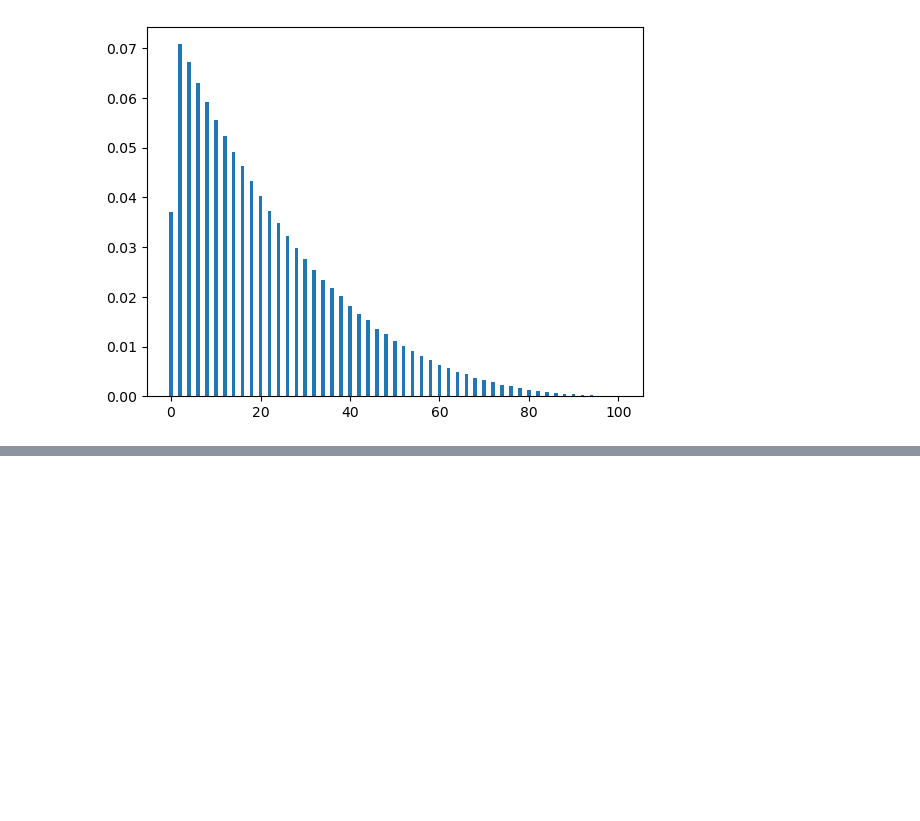
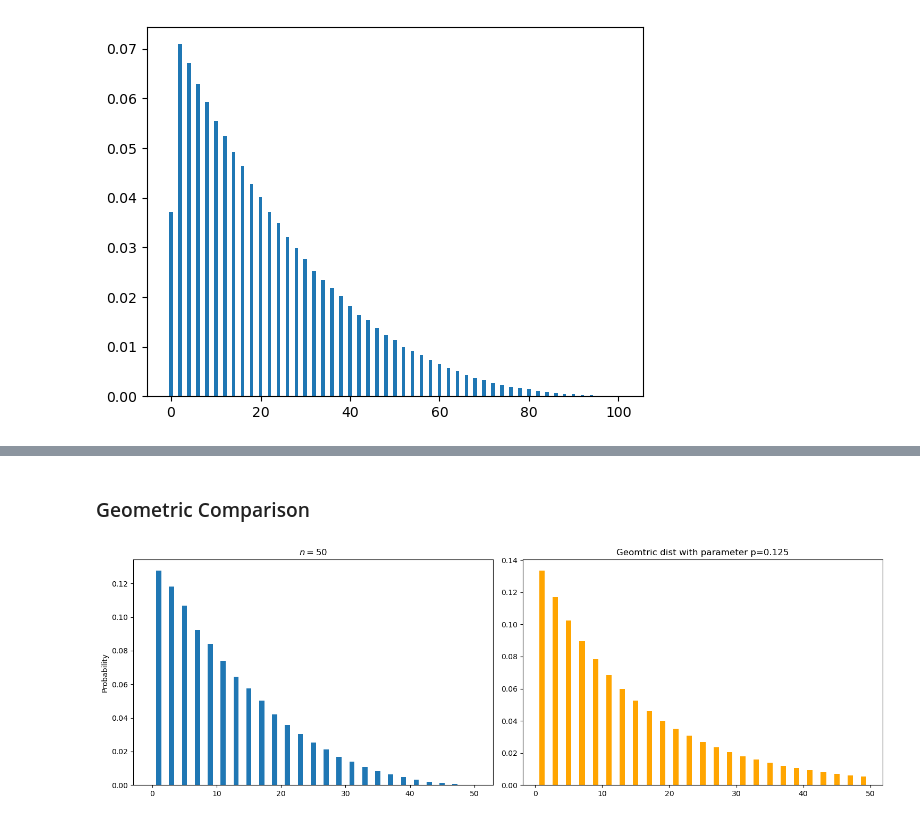
Before and after one commit to ArkinF/MA3K7, a Jupyter notebook: MA3K7 Assignment3.ipynb, the cells around one changed output, grey strips where cells are left out. Cells and saved outputs as stored; diff of their text form; code cells hidden in the pictures; blank space fills up the shorter version.

```diff
--- a/MA3K7 Assignment3.ipynb
+++ b/MA3K7 Assignment3.ipynb
@@ -85,0 +84,21 @@ plt.show()
+# %% [markdown]
+### Geometric Comparison
+# %%
+fig, axs = plt.subplots(1, 2, figsize=(15, 5))
+
+n = 50
+points = distribution_plotter(n,100000)
+axs[0].bar([j for j in range(n+1)], points)
+axs[0].set_ylabel('Probability')
+axs[0].set_title(f'$n={n}$')
+
+p=0.125
+k = np.arange(1, n+1, 2)
+pmf = (1 - p) ** (k/2 - 1) * p
+axs[1].bar(k, pmf, color='orange')
+axs[1].set_title(f'Geomtric dist with parameter p={p}')
+
+plt.tight_layout()
+plt.show()
+# %% [output]
+[figure, added]
```
Also changed, not shown: parts of 3 cells of this notebook.
